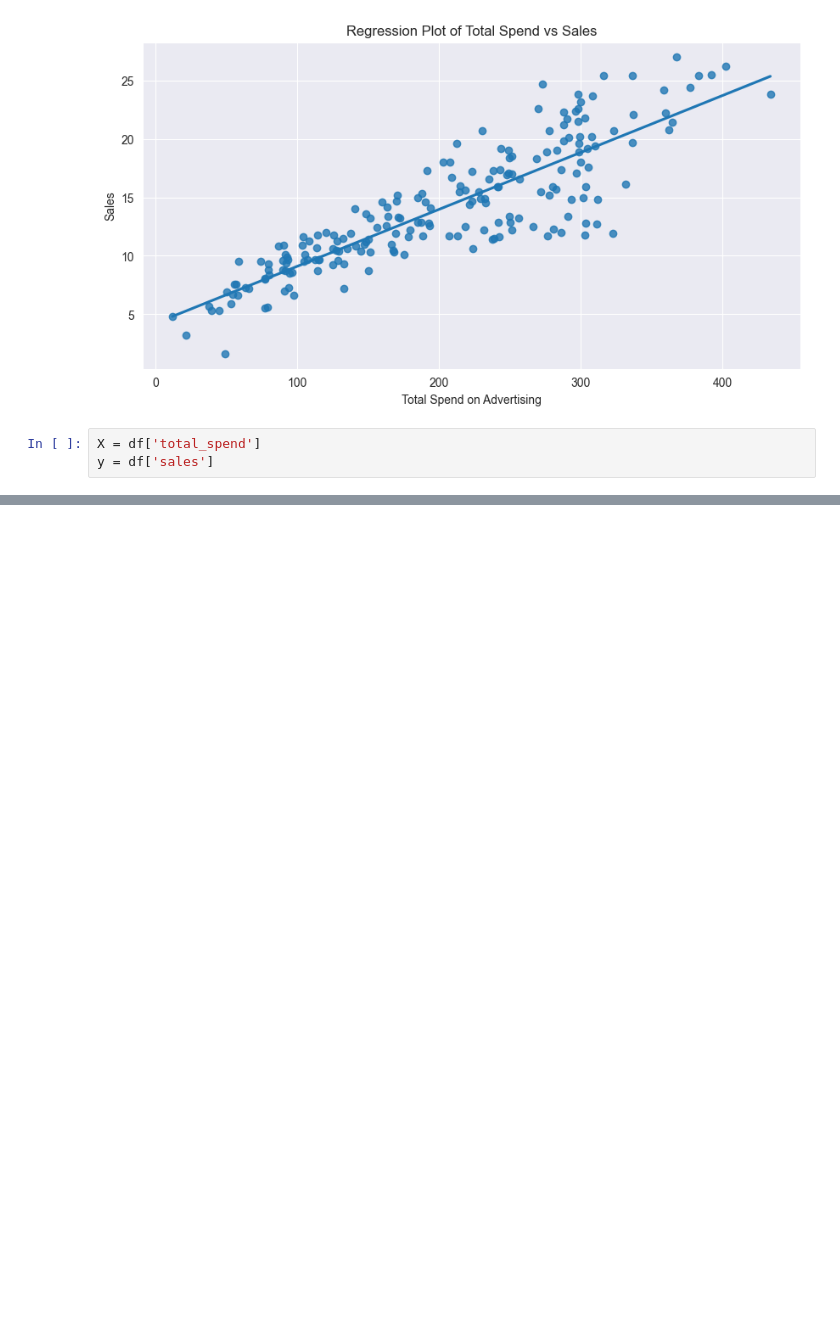
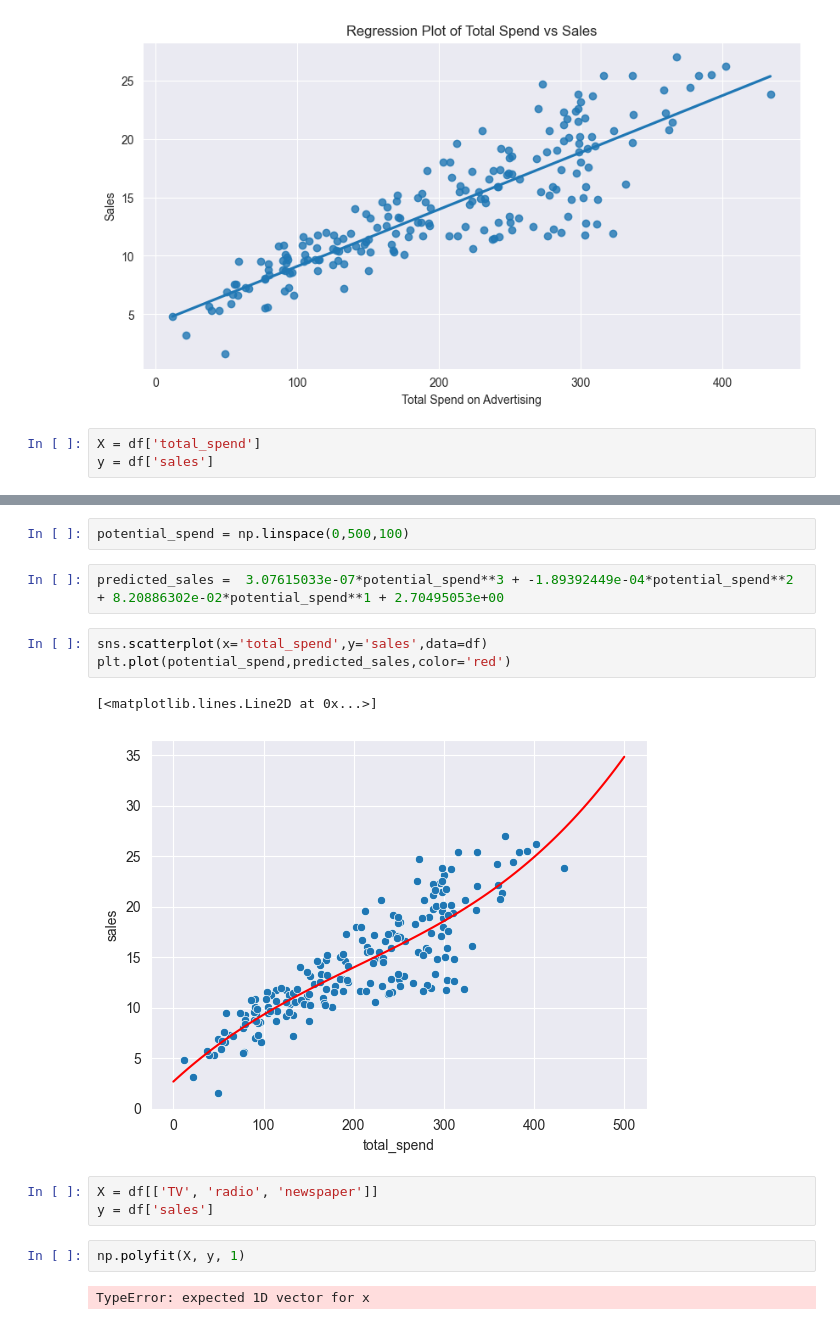
Before and after one commit to ZygimantasB/data_science_ml_learning, a Jupyter notebook: Section 10 Linear Regression/Remember 1/00-Intro-to-Simple-Linear-Regression.ipynb, the cells around one changed output, grey strips where cells are left out. Cells and saved outputs as stored; diff of their text form; blank space fills up the shorter version.

```diff
--- a/Section 10 Linear Regression/Remember 1/1 liner_regresion.ipynb
+++ b/Section 10 Linear Regression/Remember 1/00-Intro-to-Simple-Linear-Regression.ipynb
@@ -62,0 +87,17 @@ y = df['sales']
+# %%
+potential_spend = np.linspace(0,500,100)
+# %%
+predicted_sales =  3.07615033e-07*potential_spend**3 + -1.89392449e-04*potential_spend**2 + 8.20886302e-02*potential_spend**1 + 2.70495053e+00
+# %%
+sns.scatterplot(x='total_spend',y='sales',data=df)
+plt.plot(potential_spend,predicted_sales,color='red')
+# %% [output]
+[<matplotlib.lines.Line2D at 0x...>]
+[figure, added]
+# %%
+X = df[['TV', 'radio', 'newspaper']]
+y = df['sales']
+# %%
+np.polyfit(X, y, 1)
+# %% [output]
+TypeError: expected 1D vector for x
```
Also changed, not shown: parts of 7 cells of this notebook.
